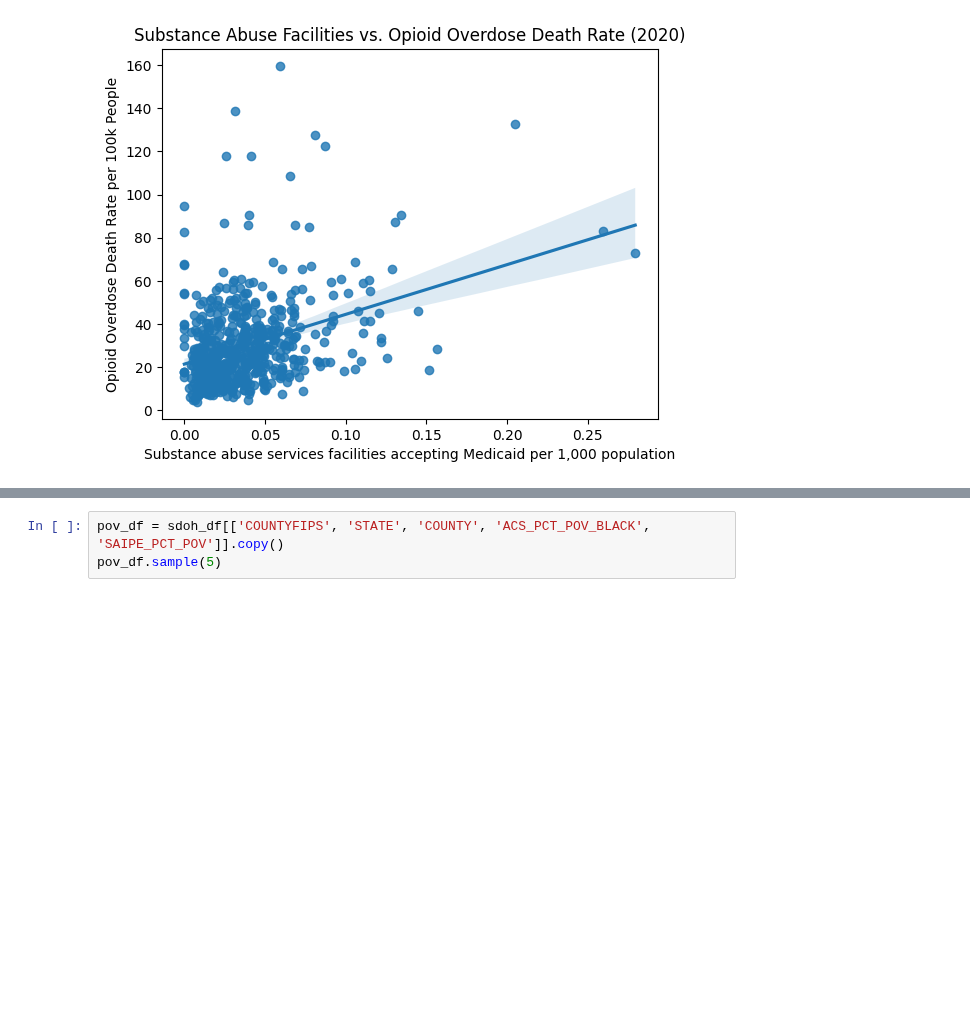
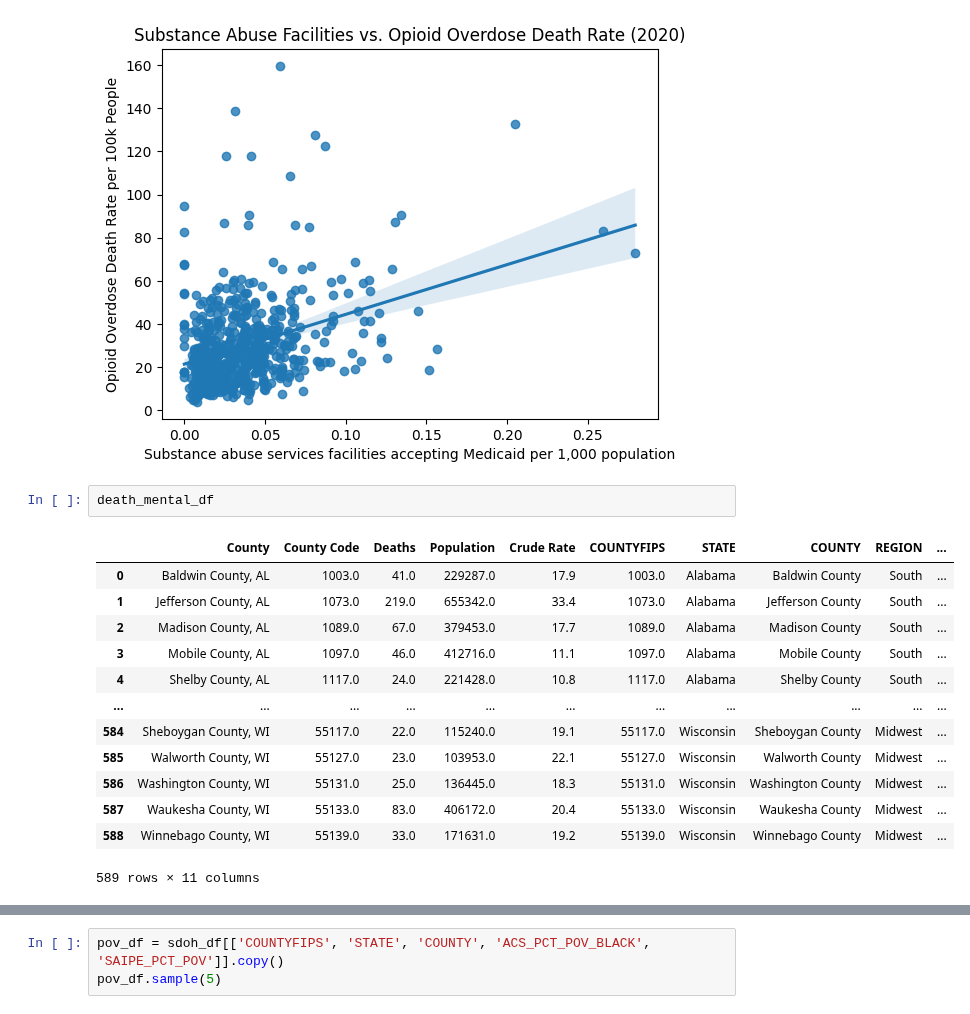
Before and after one commit to Ludougan123234/624-project, a Jupyter notebook: state_level_analysis.ipynb, the cells around one changed output, grey strips where cells are left out. Saved outputs shown, nothing was run; the diff lists cells and outputs as text; blank space fills up the shorter version.

```diff
--- a/state_level_analysis.ipynb
+++ b/state_level_analysis.ipynb
@@ -178,3 +178,19 @@ plt.ylabel('Opioid Overdose Death Rate per 100k People')
 # %% [output]
 Text(0, 0.5, 'Opioid Overdose Death Rate per 100k People')
 [figure]
+# %%
+death_mental_df
+# %% [output]
+|  | County | County Code | Deaths | Population | Crude Rate | COUNTYFIPS | STATE | COUNTY | REGION | ... |
+| 0 | Baldwin County, AL | 1003.0 | 41.0 | 229287.0 | 17.9 | 1003.0 | Alabama | Baldwin County | South | ... |
+| 1 | Jefferson County, AL | 1073.0 | 219.0 | 655342.0 | 33.4 | 1073.0 | Alabama | Jefferson County | South | ... |
+| 2 | Madison County, AL | 1089.0 | 67.0 | 379453.0 | 17.7 | 1089.0 | Alabama | Madison County | South | ... |
+| 3 | Mobile County, AL | 1097.0 | 46.0 | 412716.0 | 11.1 | 1097.0 | Alabama | Mobile County | South | ... |
+| 4 | Shelby County, AL | 1117.0 | 24.0 | 221428.0 | 10.8 | 1117.0 | Alabama | Shelby County | South | ... |
+| ... | ... | ... | ... | ... | ... | ... | ... | ... | ... | ... |
+| 584 | Sheboygan County, WI | 55117.0 | 22.0 | 115240.0 | 19.1 | 55117.0 | Wisconsin | Sheboygan County | Midwest | ... |
+| 585 | Walworth County, WI | 55127.0 | 23.0 | 103953.0 | 22.1 | 55127.0 | Wisconsin | Walworth County | Midwest | ... |
+| 586 | Washington County, WI | 55131.0 | 25.0 | 136445.0 | 18.3 | 55131.0 | Wisconsin | Washington County | Midwest | ... |
+| 587 | Waukesha County, WI | 55133.0 | 83.0 | 406172.0 | 20.4 | 55133.0 | Wisconsin | Waukesha County | Midwest | ... |
+| 588 | Winnebago County, WI | 55139.0 | 33.0 | 171631.0 | 19.2 | 55139.0 | Wisconsin | Winnebago County | Midwest | ... |
+589 rows × 11 columns
```
Also changed, not shown: parts of 1 cell of this notebook.
